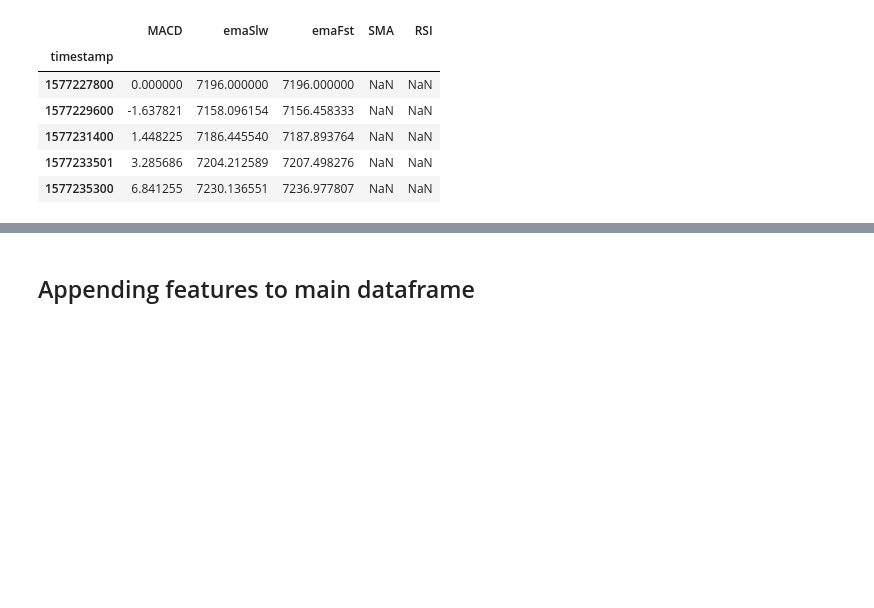
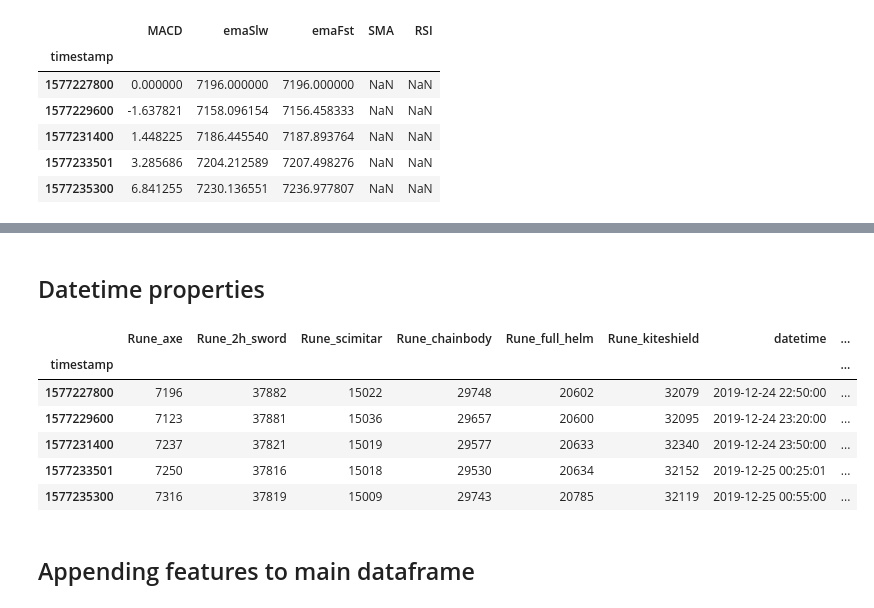
Before and after one commit to chriskok/GEPrediction-OSRS, a Jupyter notebook: ge_time_series_part3.ipynb, the cells around one changed output, grey strips where cells are left out. Saved outputs shown, nothing was run; the diff lists cells and outputs as text; code cells hidden in the pictures; blank space fills up the shorter version.

```diff
--- a/ge_time_series_part3.ipynb
+++ b/ge_time_series_part3.ipynb
@@ -96,3 +150,19 @@ finance_features.head()
+# %% [markdown]
+## Datetime properties
+# %%
+df['datetime'] = df.index
+df['datetime'] = pd.to_datetime(df['datetime'], unit='s')
+df['dayofweek'] = df['datetime'].dt.dayofweek
+df['hour'] = df['datetime'].dt.hour
+df.head()
+# %% [output]
+|  | Rune_axe | Rune_2h_sword | Rune_scimitar | Rune_chainbody | Rune_full_helm | Rune_kiteshield | datetime | ... |
+| timestamp |  |  |  |  |  |  |  | ... |
+| 1577227800 | 7196 | 37882 | 15022 | 29748 | 20602 | 32079 | 2019-12-24 22:50:00 | ... |
+| 1577229600 | 7123 | 37881 | 15036 | 29657 | 20600 | 32095 | 2019-12-24 23:20:00 | ... |
+| 1577231400 | 7237 | 37821 | 15019 | 29577 | 20633 | 32340 | 2019-12-24 23:50:00 | ... |
+| 1577233501 | 7250 | 37816 | 15018 | 29530 | 20634 | 32152 | 2019-12-25 00:25:01 | ... |
+| 1577235300 | 7316 | 37819 | 15009 | 29743 | 20785 | 32119 | 2019-12-25 00:55:00 | ... |
 # %% [markdown]
 ## Appending features to main dataframe
 # %%
```
Also changed, not shown: parts of 23 cells of this notebook.
